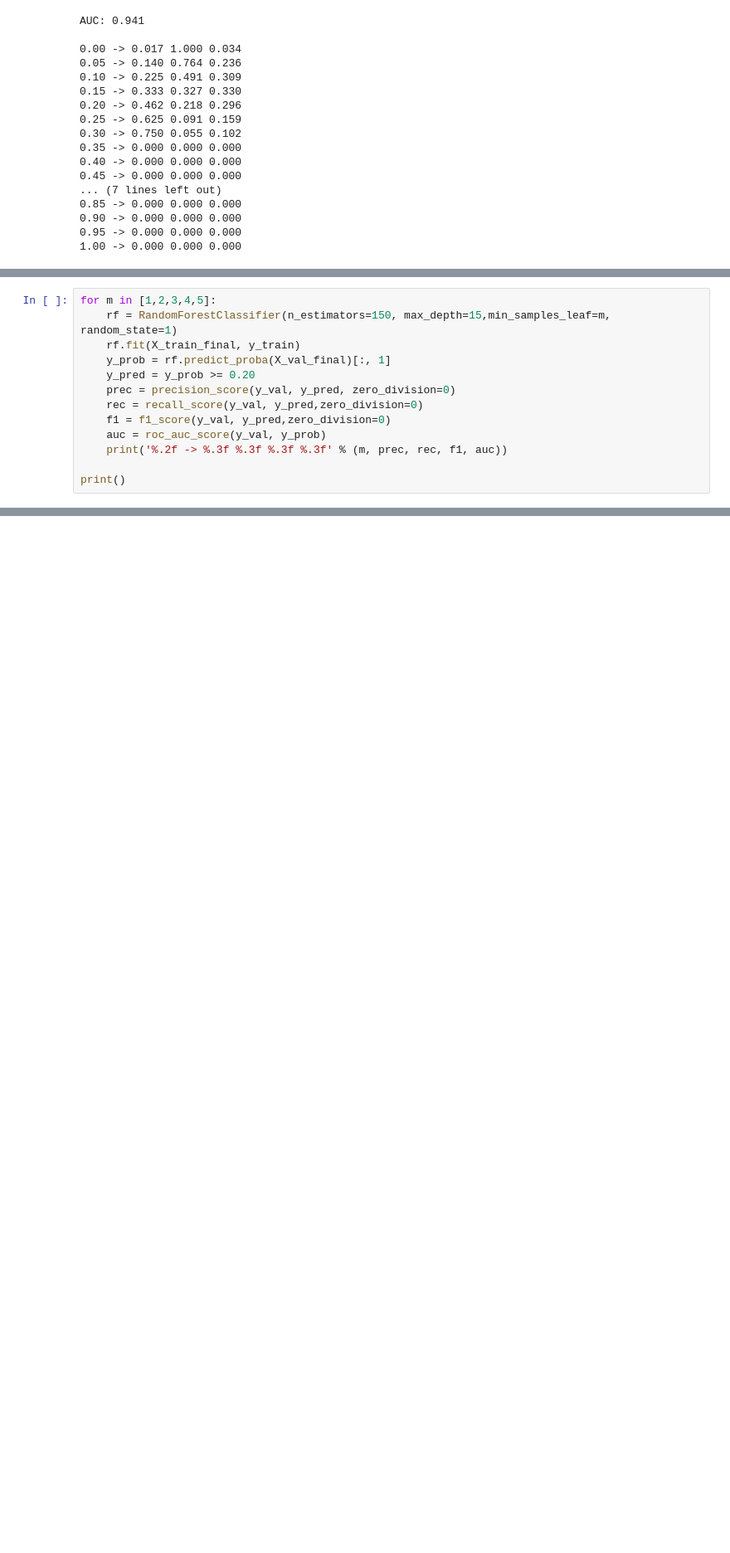
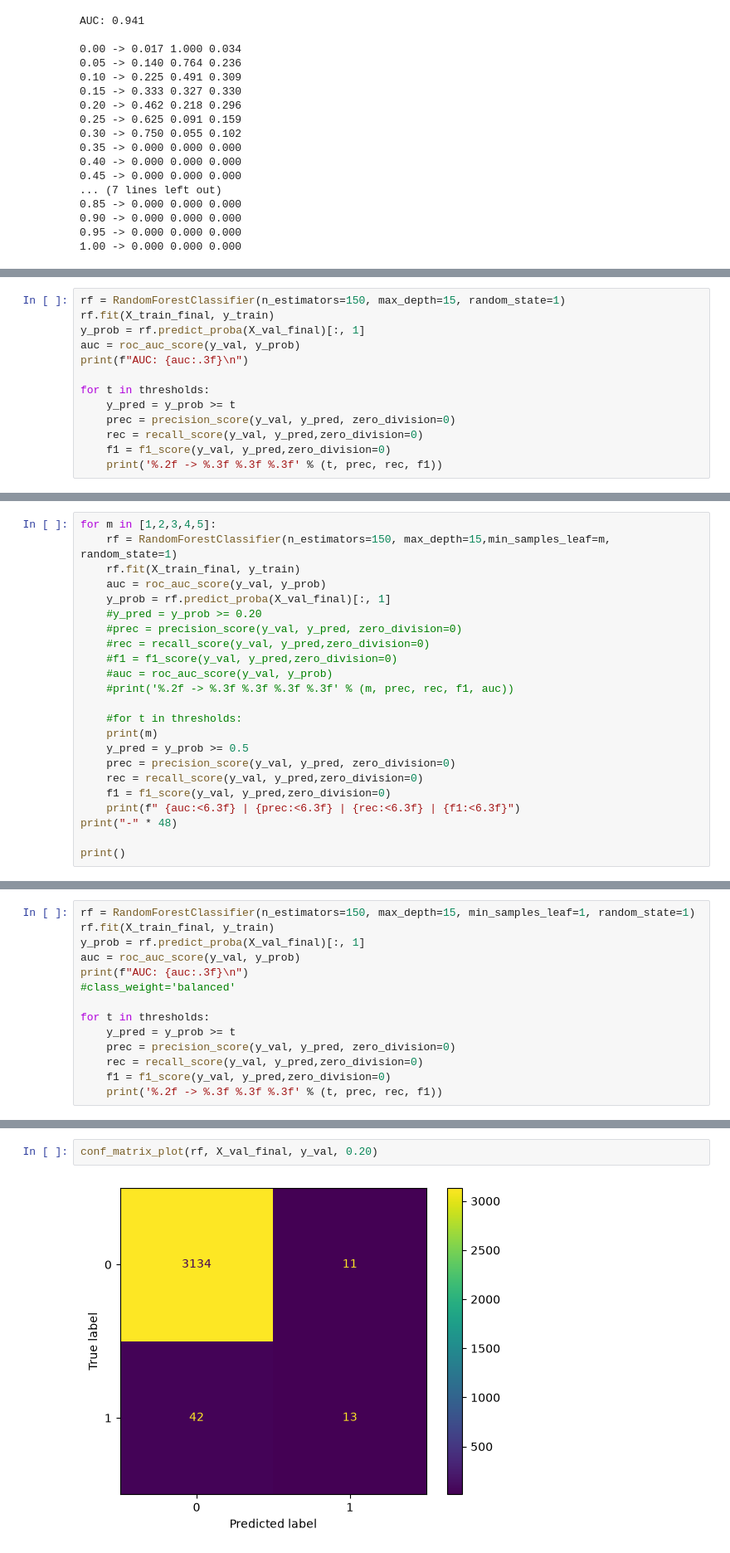
Before and after one commit to MasterGino7/MLZC2026MidTermProject, a Jupyter notebook: Credit Card Fraud Detection.ipynb, the cells around one changed output, grey strips where cells are left out. Shown at 83% size. Drawn from its saved outputs; the diff is of its cells as text; blank space fills up the shorter version.

```diff
--- a/Credit Card Fraud Detection.ipynb
+++ b/Credit Card Fraud Detection.ipynb
@@ -777,0 +780,13 @@ print()
+# %%
+rf = RandomForestClassifier(n_estimators=150, max_depth=15, random_state=1)
+rf.fit(X_train_final, y_train)
+y_prob = rf.predict_proba(X_val_final)[:, 1]
+auc = roc_auc_score(y_val, y_prob)
+print(f"AUC: {auc:.3f}\n")
+
+for t in thresholds:
+    y_pred = y_prob >= t
+    prec = precision_score(y_val, y_pred, zero_division=0)
+    rec = recall_score(y_val, y_pred,zero_division=0)
+    f1 = f1_score(y_val, y_pred,zero_division=0)
+    print('%.2f -> %.3f %.3f %.3f' % (t, prec, rec, f1))
@@ -779,13 +812,23 @@ print()
 for m in [1,2,3,4,5]:
     rf = RandomForestClassifier(n_estimators=150, max_depth=15,min_samples_leaf=m, random_state=1)
     rf.fit(X_train_final, y_train)
+    auc = roc_auc_score(y_val, y_prob)
     y_prob = rf.predict_proba(X_val_final)[:, 1]
-    y_pred = y_prob >= 0.20
+    #y_pred = y_prob >= 0.20
+    #prec = precision_score(y_val, y_pred, zero_division=0)
+    #rec = recall_score(y_val, y_pred,zero_division=0)
+    #f1 = f1_score(y_val, y_pred,zero_division=0)
+    #auc = roc_auc_score(y_val, y_prob)
+    #print('%.2f -> %.3f %.3f %.3f %.3f' % (m, prec, rec, f1, auc))
+
+    #for t in thresholds:
+    print(m)
+    y_pred = y_prob >= 0.5
     prec = precision_score(y_val, y_pred, zero_division=0)
     rec = recall_score(y_val, y_pred,zero_division=0)
     f1 = f1_score(y_val, y_pred,zero_division=0)
-    auc = roc_auc_score(y_val, y_prob)
-    print('%.2f -> %.3f %.3f %.3f %.3f' % (m, prec, rec, f1, auc))
+    print(f" {auc:<6.3f} | {prec:<6.3f} | {rec:<6.3f} | {f1:<6.3f}")
+print("-" * 48)
 
 print()
 # %% [output]
@@ -796,0 +846,14 @@ print()
+# %%
+rf = RandomForestClassifier(n_estimators=150, max_depth=15, min_samples_leaf=1, random_state=1)
+rf.fit(X_train_final, y_train)
+y_prob = rf.predict_proba(X_val_final)[:, 1]
+auc = roc_auc_score(y_val, y_prob)
+print(f"AUC: {auc:.3f}\n")
+#class_weight='balanced'
+
+for t in thresholds:
+    y_pred = y_prob >= t
+    prec = precision_score(y_val, y_pred, zero_division=0)
+    rec = recall_score(y_val, y_pred,zero_division=0)
+    f1 = f1_score(y_val, y_pred,zero_division=0)
+    print('%.2f -> %.3f %.3f %.3f' % (t, prec, rec, f1))
@@ -796,0 +889,4 @@ print()
+# %%
+conf_matrix_plot(rf, X_val_final, y_val, 0.20)
+# %% [output]
+[figure, added]
```
Also changed, not shown: parts of 24 cells of this notebook.
